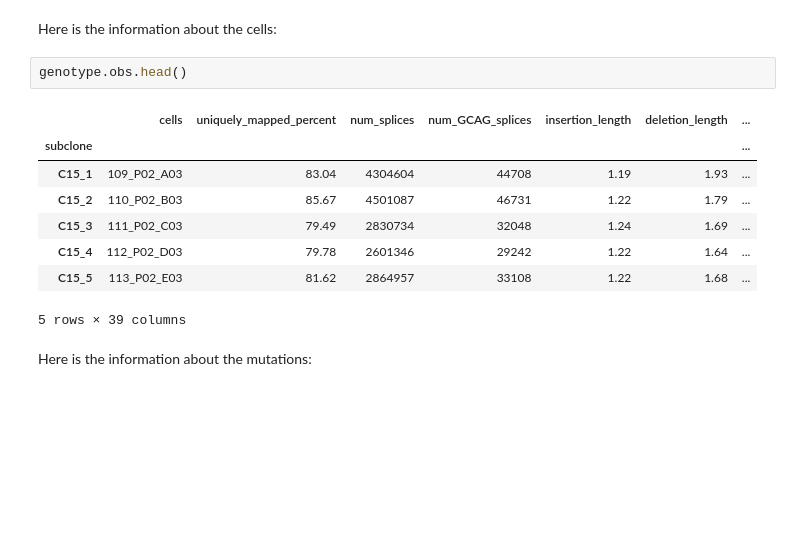
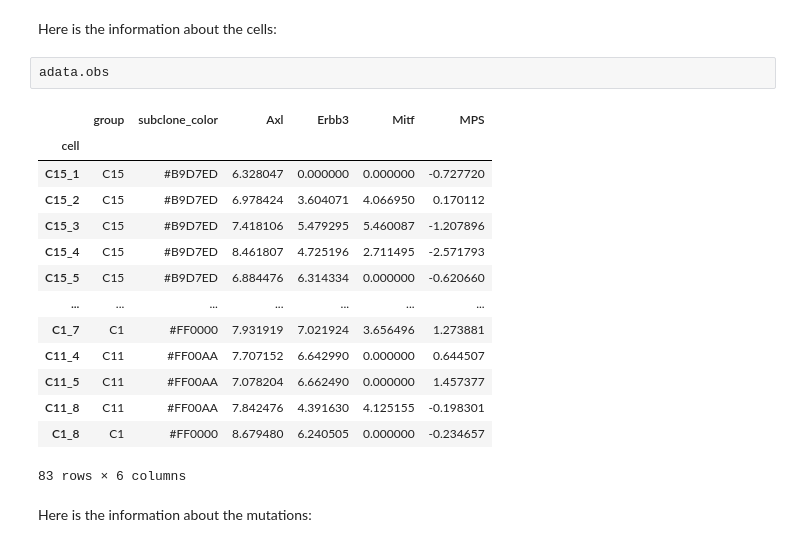
Before and after one commit to faridrashidi/trisicell, a Jupyter notebook: docs/source/example.ipynb, the cells around one changed output. Cells and saved outputs as stored; diff of their text form; blank space fills up the shorter version.

```diff
--- a/docs/source/example.ipynb
+++ b/docs/source/example.ipynb
@@ -18,15 +21,21 @@ AnnData object with n_obs × n_vars = 83 × 450
 # %% [markdown]
 Here is the information about the cells:
-# %%
-genotype.obs.head()
-# %% [output]
-|  | cells | uniquely_mapped_percent | num_splices | num_GCAG_splices | insertion_length | deletion_length | ... |
-| subclone |  |  |  |  |  |  | ... |
-| C15_1 | 109_P02_A03 | 83.04 | 4304604 | 44708 | 1.19 | 1.93 | ... |
-| C15_2 | 110_P02_B03 | 85.67 | 4501087 | 46731 | 1.22 | 1.79 | ... |
-| C15_3 | 111_P02_C03 | 79.49 | 2830734 | 32048 | 1.24 | 1.69 | ... |
-| C15_4 | 112_P02_D03 | 79.78 | 2601346 | 29242 | 1.22 | 1.64 | ... |
-| C15_5 | 113_P02_E03 | 81.62 | 2864957 | 33108 | 1.22 | 1.68 | ... |
-5 rows × 39 columns
+# %%
+adata.obs
+# %% [output]
+|  | group | subclone_color | Axl | Erbb3 | Mitf | MPS |
+| cell |  |  |  |  |  |  |
+| C15_1 | C15 | #B9D7ED | 6.328047 | 0.000000 | 0.000000 | -0.727720 |
+| C15_2 | C15 | #B9D7ED | 6.978424 | 3.604071 | 4.066950 | 0.170112 |
+| C15_3 | C15 | #B9D7ED | 7.418106 | 5.479295 | 5.460087 | -1.207896 |
+| C15_4 | C15 | #B9D7ED | 8.461807 | 4.725196 | 2.711495 | -2.571793 |
+| C15_5 | C15 | #B9D7ED | 6.884476 | 6.314334 | 0.000000 | -0.620660 |
+| ... | ... | ... | ... | ... | ... | ... |
+| C1_7 | C1 | #FF0000 | 7.931919 | 7.021924 | 3.656496 | 1.273881 |
+| C11_4 | C11 | #FF00AA | 7.707152 | 6.642990 | 0.000000 | 0.644507 |
+| C11_5 | C11 | #FF00AA | 7.078204 | 6.662490 | 0.000000 | 1.457377 |
+| C11_8 | C11 | #FF00AA | 7.842476 | 4.391630 | 4.125155 | -0.198301 |
+| C1_8 | C1 | #FF0000 | 8.679480 | 6.240505 | 0.000000 | -0.234657 |
+83 rows × 6 columns
 # %% [markdown]
 Here is the information about the mutations:
```
Also changed, not shown: parts of 13 cells of this notebook, 7 other files.
